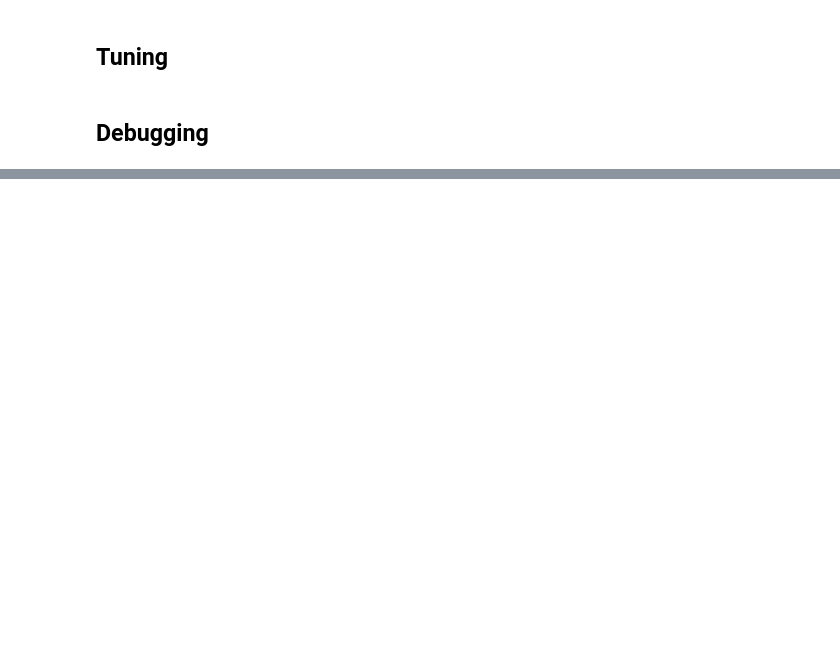
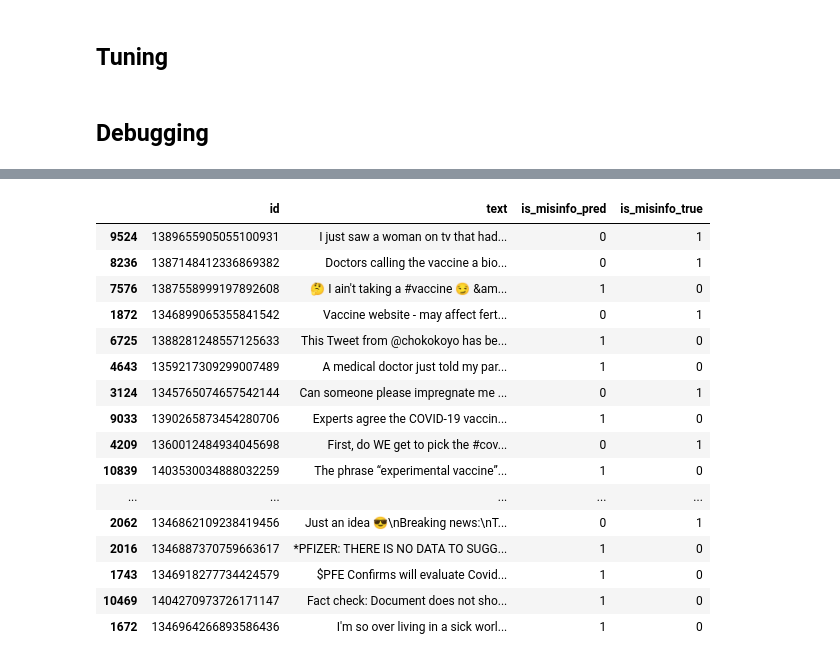
Before and after one commit to krautgortna/NLP_Project_SS22, a Jupyter notebook: NLP_FakePolice.ipynb, the cells around one changed output, grey strips where cells are left out. Saved outputs shown, nothing was run; the diff lists cells and outputs as text; code cells hidden in the pictures; blank space fills up the shorter version.

```diff
--- a/NLP_FakePolice.ipynb
+++ b/NLP_FakePolice.ipynb
@@ -66,0 +286,22 @@ Name: text, Length: 12297, dtype: object
+# %%
+X_test['is_misinfo_pred'] = y_pred
+X_test['is_misinfo_true'] = y_test
+X_test.loc[~(X_test['is_misinfo_pred'] == X_test['is_misinfo_true'])]
+# %% [output]
+|  | id | text | is_misinfo_pred | is_misinfo_true |
+| 9524 | 1389655905055100931 | I just saw a woman on tv that had... | 0 | 1 |
+| 8236 | 1387148412336869382 | Doctors calling the vaccine a bio... | 0 | 1 |
+| 7576 | 1387558999197892608 | 🤔 I ain't taking a #vaccine 😏 &am... | 1 | 0 |
+| 1872 | 1346899065355841542 | Vaccine website - may affect fert... | 0 | 1 |
+| 6725 | 1388281248557125633 | This Tweet from @chokokoyo has be... | 1 | 0 |
+| 4643 | 1359217309299007489 | A medical doctor just told my par... | 1 | 0 |
+| 3124 | 1345765074657542144 | Can someone please impregnate me ... | 0 | 1 |
+| 9033 | 1390265873454280706 | Experts agree the COVID-19 vaccin... | 1 | 0 |
+| 4209 | 1360012484934045698 | First, do WE get to pick the #cov... | 0 | 1 |
+| 10839 | 1403530034888032259 | The phrase “experimental vaccine”... | 1 | 0 |
+| ... | ... | ... | ... | ... |
+| 2062 | 1346862109238419456 | Just an idea 😎\nBreaking news:\nT... | 0 | 1 |
+| 2016 | 1346887370759663617 | *PFIZER: THERE IS NO DATA TO SUGG... | 1 | 0 |
+| 1743 | 1346918277734424579 | $PFE Confirms will evaluate Covid... | 1 | 0 |
+| 10469 | 1404270973726171147 | Fact check: Document does not sho... | 1 | 0 |
+| 1672 | 1346964266893586436 | I'm so over living in a sick worl... | 1 | 0 |
```
Also changed, not shown: parts of 13 cells of this notebook.
